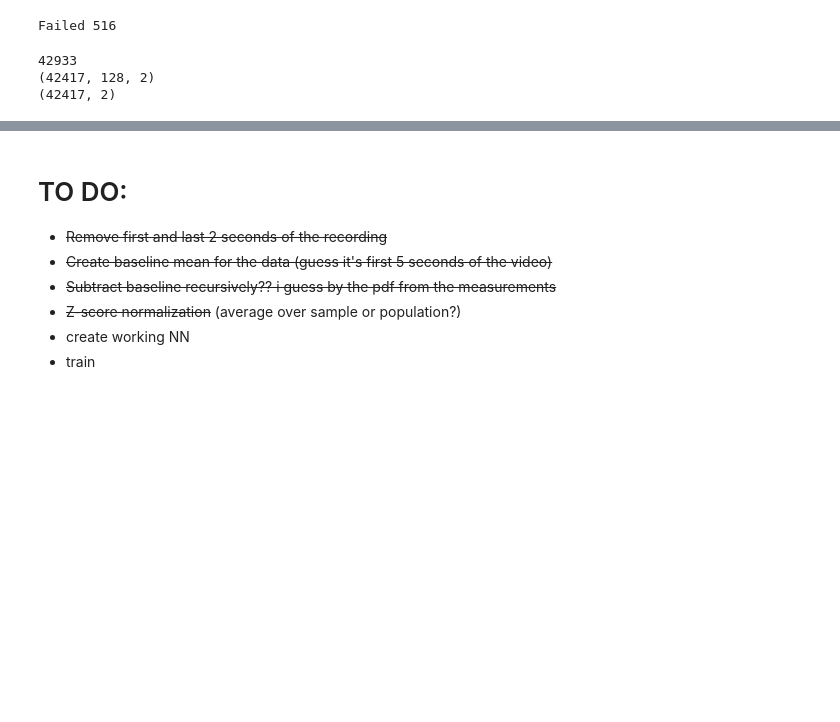
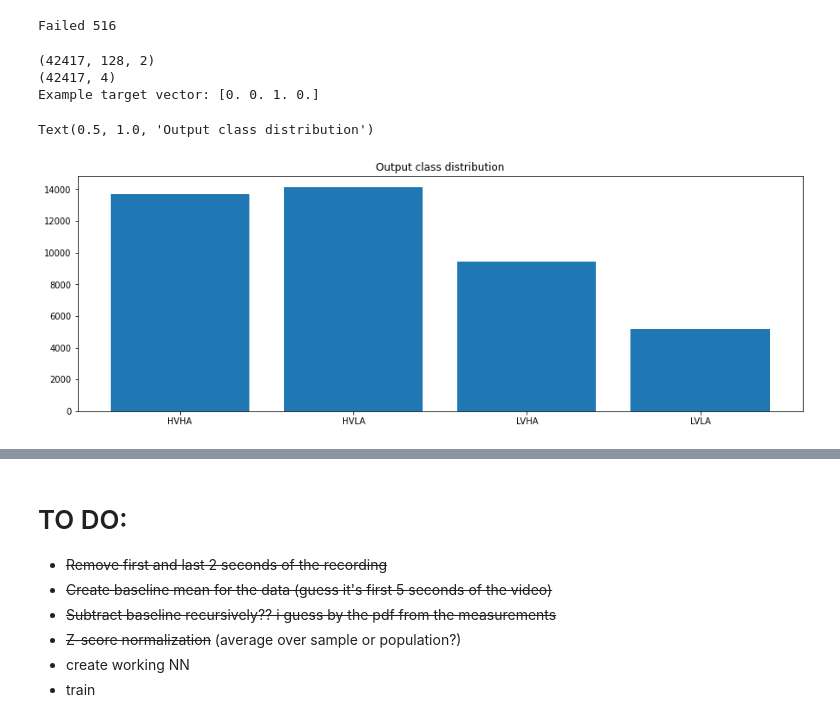
Before and after one commit to KRaKEn-Research-Group/emo-replication, a Jupyter notebook: Data_preprocessing.ipynb, the cells around one changed output, grey strips where cells are left out. Drawn from its saved outputs; the diff is of its cells as text; code cells hidden in the pictures; blank space fills up the shorter version.

```diff
--- a/Data_preprocessing.ipynb
+++ b/Data_preprocessing.ipynb
@@ -519,6 +519,27 @@ compare_two_samples(normalized_data, patients=(1,18), time=(0,1), video=4, ECG=0
 [figure]
 # %% [markdown]
 # Store data in input and output arrays for neural network
+# %%
+#In the paper there are distinguished 4 classes and each samples belongs to one of them:
+#HVHA,HVLA,LVHA,LVLA (low,high,valence,arousal)
+
+def assignTargetClass(y):
+    output = np.array([1.,1.,1.,1.],dtype="float32")
+
+    #valence:
+    if y[0]<4.5:
+        output *= [0.,0.,1.,1.]
+    else:
+        output *= [1.,1.,0.,0.]
+
+    #arousal:
+    if y[1]<4.5:
+        output *= [0.,1.,0.,1.]
+    else:
+        output *= [1.,0.,1.,0.]
+
+
+    return output
 # %%
 #Calculating total size of array, creating it once and indexing is faster than appending 2D array each time.
 size =0
@@ -529,9 +550,11 @@ for patient in normalized_data:
 
 #Create desired arrays.
 x=np.empty((size,128,2))
-y=np.empty((size,2,))  #we are interested only in valence and arousal - two first columns in self_assesment_data
+y=np.empty((size,4,))  #one out of 4 classes
 counter = 0
 fail = 0 #sometimes samples are not consistent i.e. length!=128 (probably last second of recording) so we drop these
+
+
 
 for i,patient in tqdm(enumerate(normalized_data)):
     for j,sample in enumerate(patient):
@@ -541,7 +564,7 @@ for i,patient in tqdm(enumerate(normalized_data)):
                 fail +=1
                 continue
             x[counter] = second
-            y[counter] = self_assesment_data[i][j][:2]
+            y[counter] = assignTargetClass(self_assesment_data[i][j])
             counter += 1
 
 print("Failed "+str(fail))
@@ -553,13 +576,22 @@ x = x[:-fail,:,:]
 y = y[:-fail,:]
 
 #show ready to learn dataset size
-print(size)
 print(x.shape)
 print(y.shape)
+print("Example target vector: "+str(y[0]))
 # %% [output]
-42933
 (42417, 128, 2)
-(42417, 2)
+(42417, 4)
+Example target vector: [0. 0. 1. 0.]
+# %%
+#lets take a look at output class distribution:
+fig = plt.figure(figsize=(15,5))
+axs = fig.add_subplot(111)
+axs.bar(["HVHA","HVLA","LVHA","LVLA"], height=sum(y))
+axs.set_title('Output class distribution')
+# %% [output]
+Text(0.5, 1.0, 'Output class distribution')
+[figure, added]
 # %%
 from sklearn.model_selection import train_test_split
 
```
Also changed, not shown: parts of 4 cells of this notebook.
